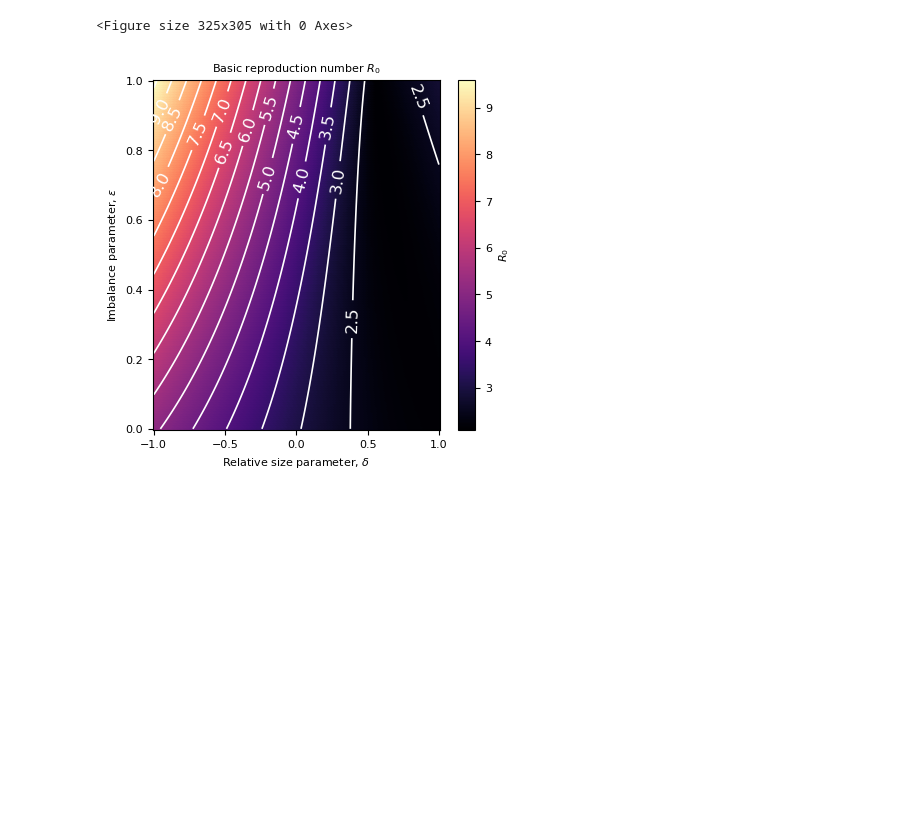
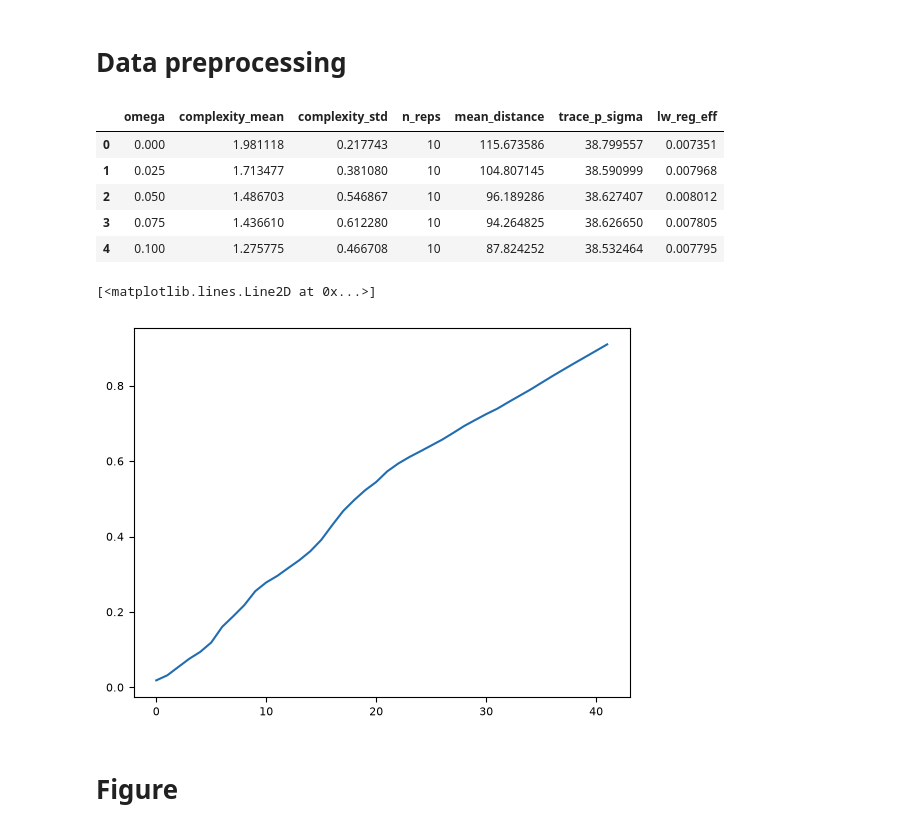
Before and after one commit to kaiser-dan/heterogeneous-infection-kernels, a Jupyter notebook: fig-scripts/plot_figS2.ipynb, the cells around one changed output. Saved outputs shown, nothing was run; the diff lists cells and outputs as text; code cells hidden in the pictures; blank space fills up the shorter version.

```diff
--- a/fig-scripts/plot_figS2.ipynb
+++ b/fig-scripts/plot_figS2.ipynb
@@ -36,53 +28,12 @@ R0 = (k / (2 * gamma)) * (trace + np.sqrt(discriminant))
-# %%
-PANEL_W = 2.85   # width  of panel in inches
-PANEL_H = 2.85    # height of panel
-
-VSPACE    = 0.2   # vertical gap between panels (in inches)
-LMARGIN   = 0.2   # left margin
-RMARGIN   = 0.2   # right margin
-TMARGIN   = 0.1   # top margin
-BMARGIN   = 0.1   # bottom margin
-
-fig_w = LMARGIN + PANEL_W + RMARGIN
-fig_h = TMARGIN + PANEL_H + BMARGIN
-
-fig = plt.figure(figsize=(fig_w, fig_h))
-
-fig, ax = plt.subplots(figsize=(35/8, 35/8))
-
-pcm = ax.pcolormesh(
-    D,
-    E,
-    R0,
-    cmap="magma",
-    edgecolor='face'
-)
-# Contours
-levels = np.arange(np.floor(R0.min()), np.ceil(R0.max()) + 0.5, 0.5)
-
-cs = ax.contour(
-    D,
-    E,
-    R0,
-    levels=levels,
-    colors="white",
-    linewidths=1.2
-)
-
-ax.clabel(cs, inline=True, fontsize=12, fmt="%.1f")
-
-cbar = plt.colorbar(pcm, ax=ax)
-cbar.set_label(r"$R_0$")
-
-ax.set_xlabel(r"Relative size parameter, $\delta$")
-ax.set_ylabel(r"Imbalance parameter, $\varepsilon$")
-ax.set_title(r"Basic reproduction number $R_0$")
-
-plt.tight_layout()
-
-plt.savefig('../figs/figS2.svg', bbox_inches='tight')
-plt.savefig('../figs/figS2.pdf', bbox_inches='tight')
-plt.show()
-# %% [output]
-<Figure size 325x305 with 0 Axes>
-[figure, removed]
+# %% [markdown]
+# Data preprocessing
+# %%
+df = pd.read_parquet("../results/complexity/congress_omega_sweep/complexity_by_setting.parquet")
+df.head()
+# %% [output]
+|  | omega | complexity_mean | complexity_std | n_reps | mean_distance | trace_p_sigma | lw_reg_eff |
+| 0 | 0.000 | 1.981118 | 0.217743 | 10 | 115.673586 | 38.799557 | 0.007351 |
+| 1 | 0.025 | 1.713477 | 0.381080 | 10 | 104.807145 | 38.590999 | 0.007968 |
+| 2 | 0.050 | 1.486703 | 0.546867 | 10 | 96.189286 | 38.627407 | 0.008012 |
+| 3 | 0.075 | 1.436610 | 0.612280 | 10 | 94.264825 | 38.626650 | 0.007805 |
+| 4 | 0.100 | 1.275775 | 0.466708 | 10 | 87.824252 | 38.532464 | 0.007795 |
@@ -88,0 +55,8 @@ plt.show()
+# %%
+# opts: 1, 2?, 5?
+# plt.plot(_kernels_lowomega[1], color=fs.palette[4])
+plt.plot(_kernels_lowomega[2], color=fs.palette[4])
+# plt.plot(_kernels_lowomega[5]) #, color=fs.palette[4])
+# %% [output]
+[<matplotlib.lines.Line2D at 0x...>]
+[figure, added]
@@ -88,0 +78,2 @@ plt.show()
+# %% [markdown]
+# Figure
```
Also changed, not shown: parts of 9 cells of this notebook, 8 other files.
